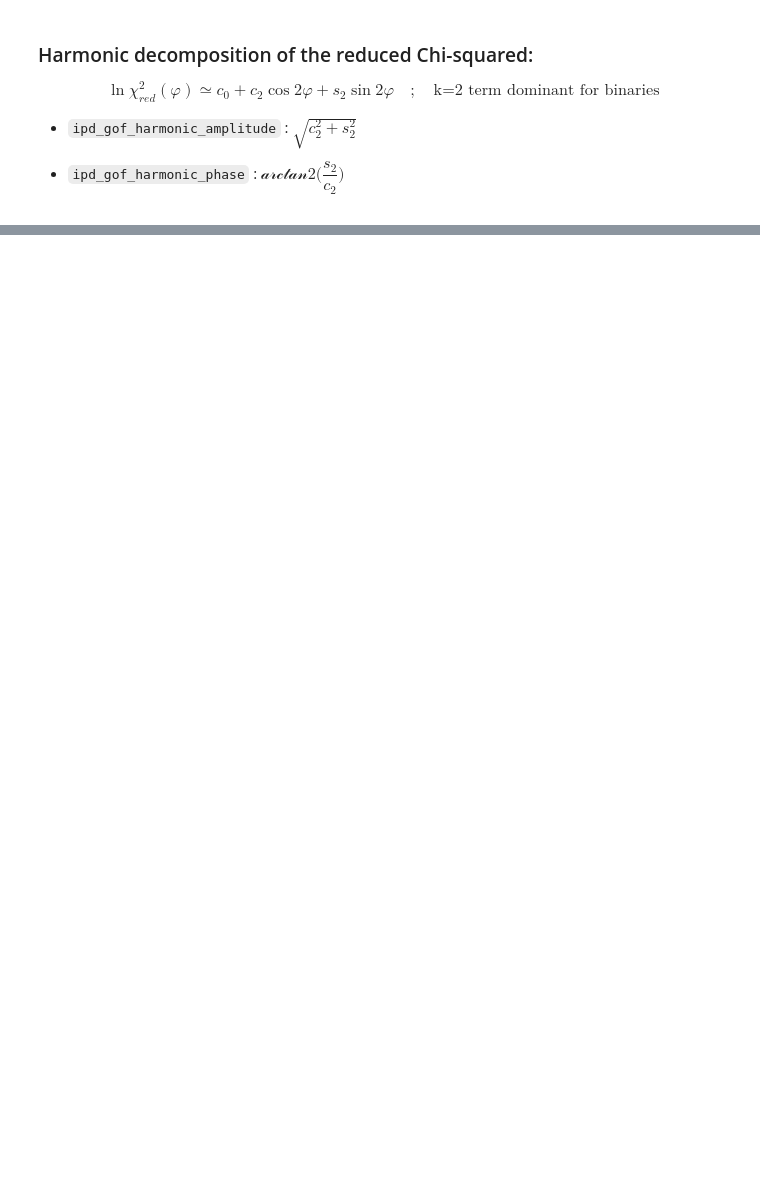
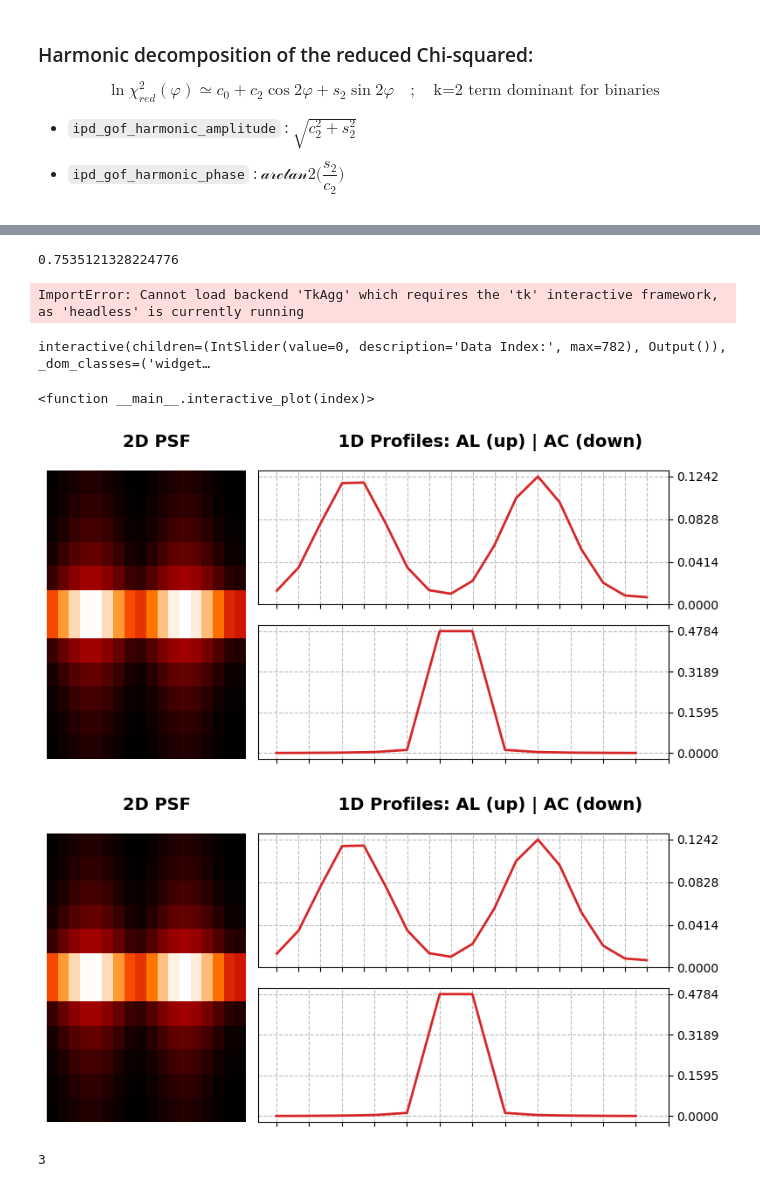
Before and after one commit to pietroferraiuolo/BINCAT, a Jupyter notebook: 03-psf-analysis.ipynb, the cells around one changed output, grey strips where cells are left out. Drawn from its saved outputs; the diff is of its cells as text; code cells hidden in the pictures; blank space fills up the shorter version.

```diff
--- a/03-psf-analysis.ipynb
+++ b/03-psf-analysis.ipynb
@@ -1,7 +1,7 @@
 # %% [markdown]
 ## Loading the data
 # %%
-%matplotlib qt
+#%matplotlib qt
 
 import xupy as xp
 import utils as ut
@@ -13,6 +13,8 @@ import astropy.units as u
 
 tn = '20250926_122421'
 tn = '20250929_123058'
-tn = '20250929_160852'
-cal_psf = ut.load_psf(f"{ut.simpath}/observations/{tn}/calibration.fits")
-cube = ut.load_psf_cube(tn)
+tn45 = '20250929_160852'
+tn90 = '20251001_115908'
+tn_500mas = '20251001_154655'
+cal_psf = ut.load_psf(f"{ut.simpath}/observations/{tn_500mas}/calibration.fits")
+cube = ut.load_psf_cube(tn_500mas)
@@ -49,0 +51,4 @@ p.find_local_maxima(cube[0], which='both', show=True)
+# %%
+p.ipd_frac_multipeak(cube, show=True)
+# %% [output]
+0.7535121328224776
@@ -49,0 +108,34 @@ p.find_local_maxima(cube[0], which='both', show=True)
+# %%
+create_interactive_psf_plot(cube, p)
+# %% [output]
+ImportError: Cannot load backend 'TkAgg' which requires the 'tk' interactive framework, as 'headless' is currently running
+# %%
+from ipywidgets import interact, widgets
+
+def interactive_plot(index):
+    clf()  # Clear the current figure
+    # Call your modified plotting function (without show=True)
+    maxima = p.find_local_maxima(cube[index], which='al', show=False)
+    # If needed, add plt.title(f"Data {index}") or other customizations
+    plot(cube[index].psf_x, label='PSF')
+    scatter(*zip(*maxima), color='red', label='Maxima')
+    legend()
+    title(r'Local Maxima in PSF | $\varphi$='+f"{cube[index].phi:.2f}")
+    xlabel('Pixel')
+    ylabel('Intensity')
+    grid()
+    draw()  # Update the display
+
+interact(interactive_plot, index=widgets.IntSlider(min=0, max=len(cube)-1, step=1, value=0, description='Data Index:'))
+# %% [output]
+interactive(children=(IntSlider(value=0, description='Data Index:', max=782), Output()), _dom_classes=('widget…
+<function __main__.interactive_plot(index)>
+# %%
+ut.display_psf(cube[0].psf_2d, mode='all')
+# %% [output]
+[figure, added]
+[figure, added]
+# %%
+12//4
+# %% [output]
+3
```
Also changed, not shown: parts of 7 cells of this notebook, 4 other files.
